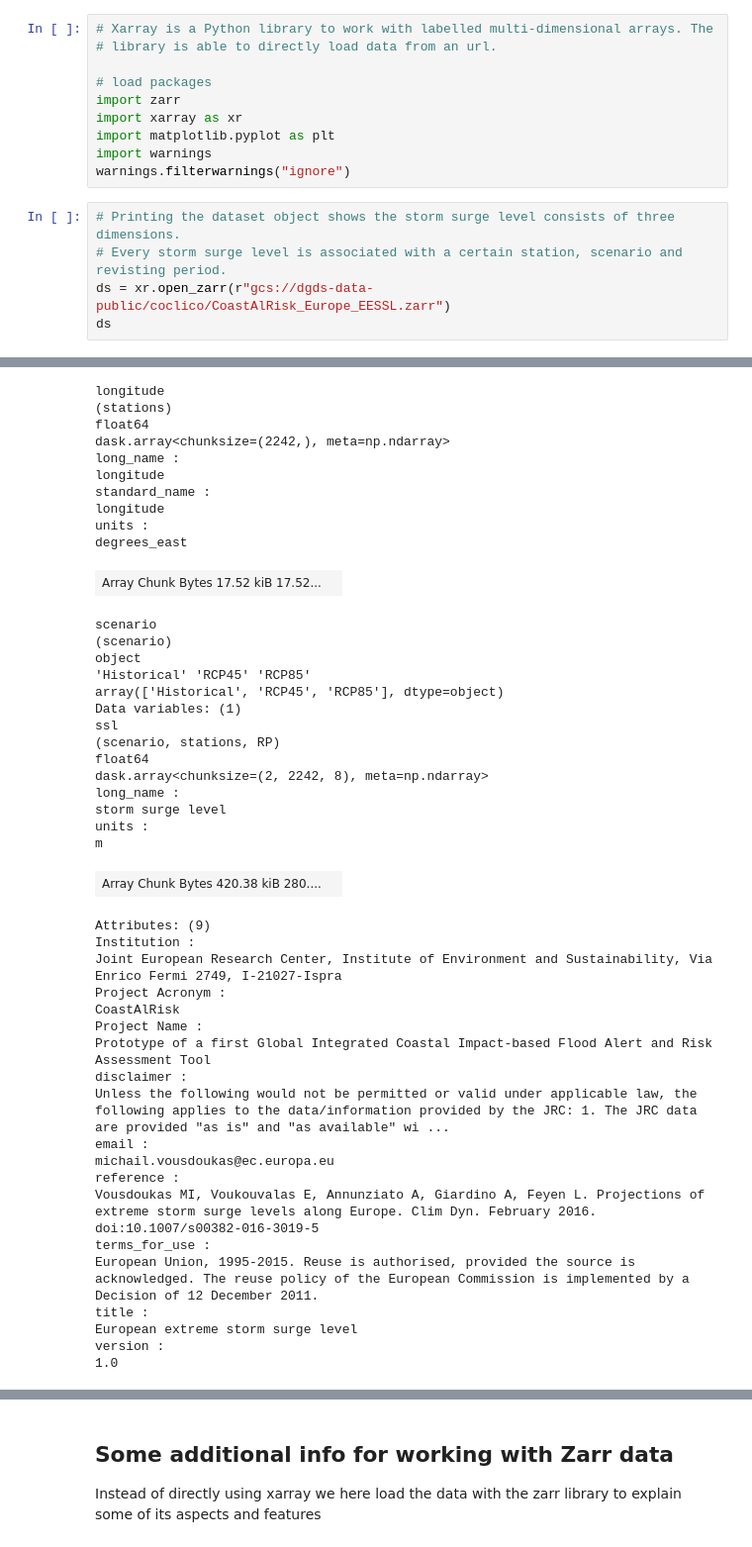
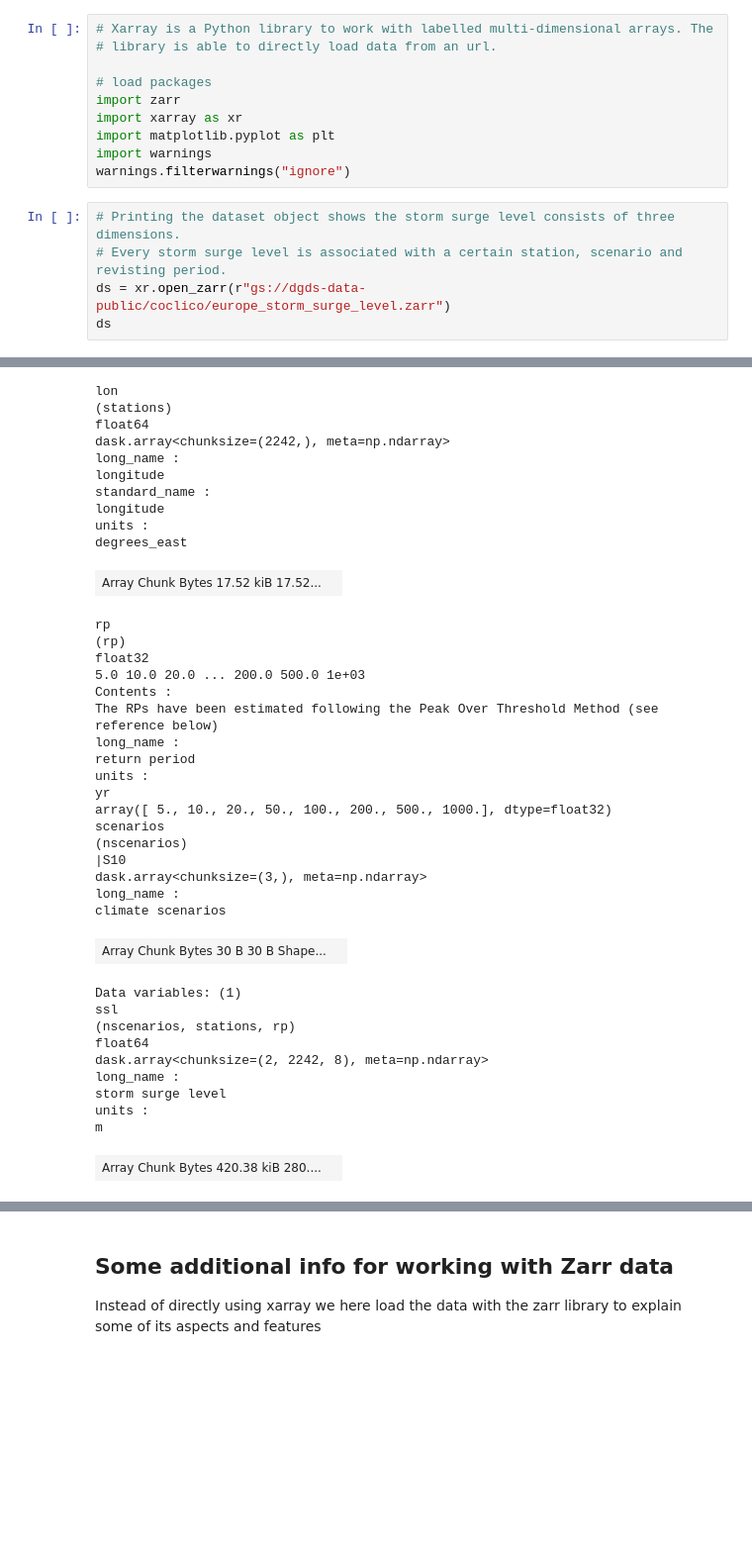
Before and after one commit to openearth/coclico-workbench, a Jupyter notebook: notebooks/sea_surface_level.ipynb, the cells around one changed output, grey strips where cells are left out. Shown at 99% size. Drawn from its saved outputs; the diff is of its cells as text; blank space fills up the shorter version.

```diff
--- a/notebooks/sea_surface_level.ipynb
+++ b/notebooks/sea_surface_level.ipynb
@@ -55,6 +59,6 @@ warnings.filterwarnings("ignore")
 # %%
 # Printing the dataset object shows the storm surge level consists of three dimensions.
 # Every storm surge level is associated with a certain station, scenario and revisting period.
-ds = xr.open_zarr(r"gcs://dgds-data-public/coclico/CoastAlRisk_Europe_EESSL.zarr")
+ds = xr.open_zarr(r"gs://dgds-data-public/coclico/europe_storm_surge_level.zarr")
 ds
 # %% [output]
@@ -74,50 +78,44 @@ Contents :
 standard_name :
 latitude
 units :
 degrees_north
 | Array Chunk Bytes 17.52 kiB 17.52... |  |
-longitude
+lon
 (stations)
 float64
 dask.array<chunksize=(2242,), meta=np.ndarray>
 long_name :
 longitude
 standard_name :
 longitude
 units :
 degrees_east
 | Array Chunk Bytes 17.52 kiB 17.52... |  |
-scenario
-(scenario)
-object
-'Historical' 'RCP45' 'RCP85'
-array(['Historical', 'RCP45', 'RCP85'], dtype=object)
-Data variables: (1)
-ssl
-(scenario, stations, RP)
-float64
-dask.array<chunksize=(2, 2242, 8), meta=np.ndarray>
+rp
+(rp)
+float32
+5.0 10.0 20.0 ... 200.0 500.0 1e+03
+Contents :
+The RPs have been estimated following the Peak Over Threshold Method (see reference below)
 long_name :
-storm surge level
+return period
 units :
-m
+yr
+array([ 5., 10., 20., 50., 100., 200., 500., 1000.], dtype=float32)
+scenarios
+(nscenarios)
+|S10
+dask.array<chunksize=(3,), meta=np.ndarray>
+long_name :
+climate scenarios
-| Array Chunk Bytes 420.38 kiB 280.... |  |
+| Array Chunk Bytes 30 B 30 B Shape... |  |
-Attributes: (9)
-Institution :
-Joint European Research Center, Institute of Environment and Sustainability, Via Enrico Fermi 2749, I-21027-Ispra
-Project Acronym :
-CoastAlRisk
-Project Name :
-Prototype of a first Global Integrated Coastal Impact-based Flood Alert and Risk Assessment Tool
-disclaimer :
-Unless the following would not be permitted or valid under applicable law, the following applies to the data/information provided by the JRC: 1. The JRC data are provided "as is" and "as available" wi ...
-email :
-michail.vousdoukas@ec.europa.eu
-reference :
-Vousdoukas MI, Voukouvalas E, Annunziato A, Giardino A, Feyen L. Projections of extreme storm surge levels along Europe. Clim Dyn. February 2016. doi:10.1007/s00382-016-3019-5
-terms_for_use :
-European Union, 1995-2015. Reuse is authorised, provided the source is acknowledged. The reuse policy of the European Commission is implemented by a Decision of 12 December 2011.
-title :
-European extreme storm surge level
-version :
-1.0
+Data variables: (1)
+ssl
+(nscenarios, stations, rp)
+float64
+dask.array<chunksize=(2, 2242, 8), meta=np.ndarray>
+long_name :
+storm surge level
+units :
+m
+| Array Chunk Bytes 420.38 kiB 280.... |  |
```
Also changed, not shown: parts of 17 cells of this notebook, 1 other file.
